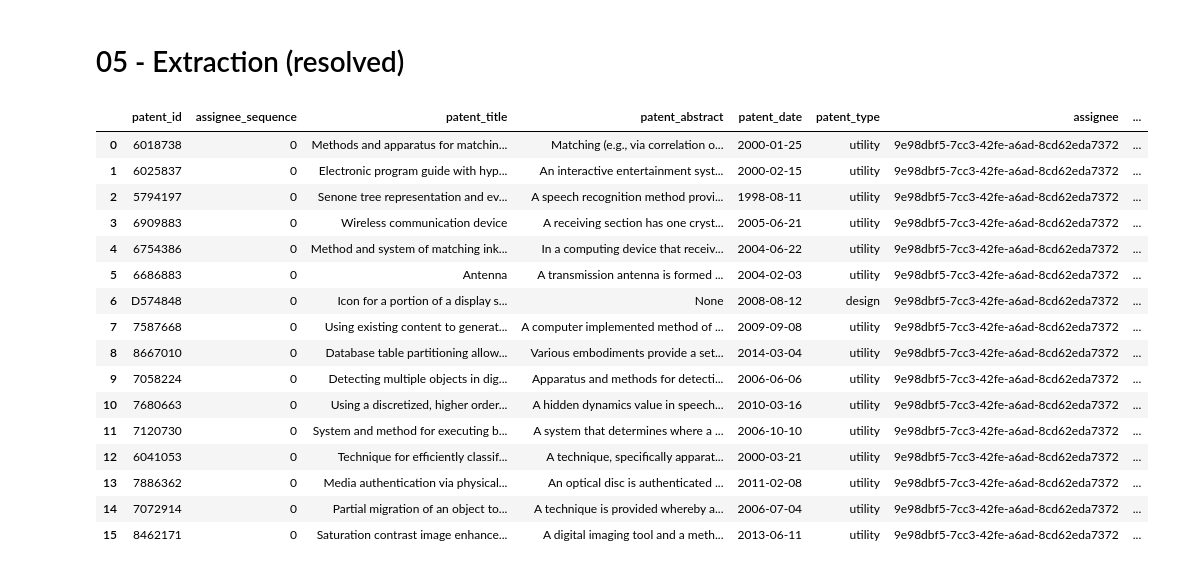
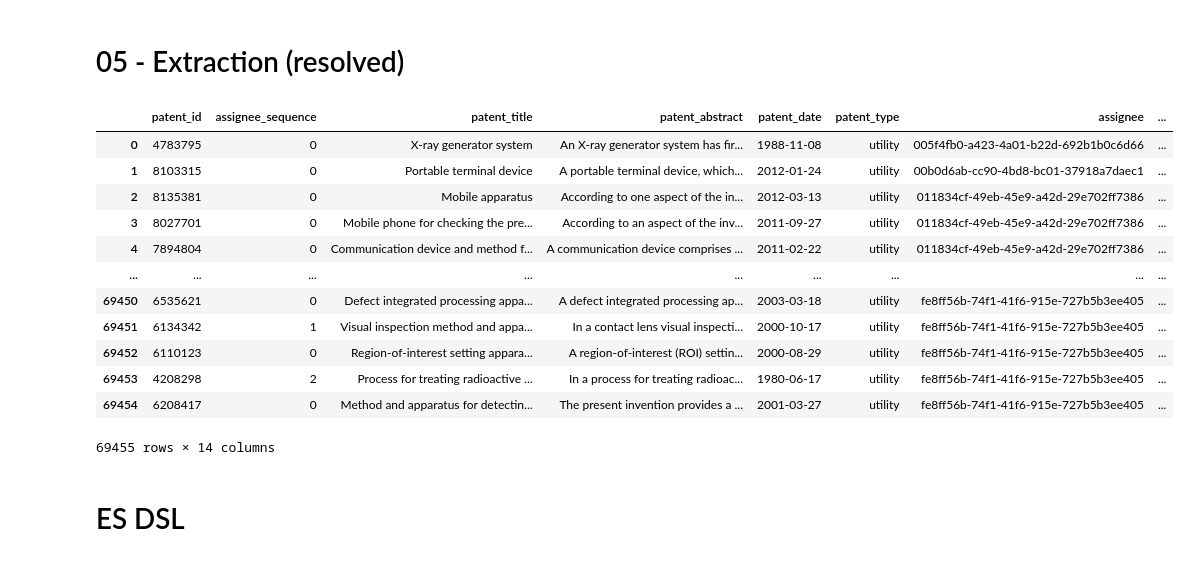
Before and after one commit to PatentsView/PatentsView-assignee-hand-disambiguation, a Jupyter notebook: walkthrough.ipynb, the cells around one changed output. Drawn from its saved outputs; the diff is of its cells as text; code cells hidden in the pictures.

```diff
--- a/walkthrough.ipynb
+++ b/walkthrough.ipynb
@@ -581,28 +584,34 @@ engine = get_engine()
 # %%
+assignee_IDs_SQL = ', '.join("'" + item + "'" for item in disamb_IDs)
 with engine.connect() as connection:
-    query = "SELECT * FROM rawassignee_for_hand_labeling r where assignee = '9e98dbf5-7cc3-42fe-a6ad-8cd62eda7372';"
+    query = f"SELECT * FROM rawassignee_for_hand_labeling r where assignee IN ({assignee_IDs_SQL});"
     result = connection.execute(text(query)).fetchall()
+# %%
+def convert_assignee_type(type):
+    if np.isnan(type) or int(type) not in ASSIGNEE_TYPE_DICT:
+        return None
+    else:
+        return ASSIGNEE_TYPE_DICT[int(type)]
+# %%
+df = pd.DataFrame(result)
+df['assignee_type'] = df['assignee_type'].apply(lambda x: convert_assignee_type(x))
 # %%
-df = pd.DataFrame(result)
-df['assignee_type'] = df['assignee_type'].apply(lambda x: ASSIGNEE_TYPE_DICT[x])
 df[['patent_id', 'assignee_sequence', 'patent_title', 'patent_abstract', 'patent_date', 'patent_type',\
     'assignee', 'assignee_type', 'assignee_individual_name_first', 'asassignee_individual_name_last',\
     'assignee_organization', 'assignee_city', 'assignee_state', 'assignee_country']]
 # %% [output]
 |  | patent_id | assignee_sequence | patent_title | patent_abstract | patent_date | patent_type | assignee | ... |
-| 0 | 6018738 | 0 | Methods and apparatus for matchin... | Matching (e.g., via correlation o... | 2000-01-25 | utility | 9e98dbf5-7cc3-42fe-a6ad-8cd62eda7372 | ... |
-| 1 | 6025837 | 0 | Electronic program guide with hyp... | An interactive entertainment syst... | 2000-02-15 | utility | 9e98dbf5-7cc3-42fe-a6ad-8cd62eda7372 | ... |
-| 2 | 5794197 | 0 | Senone tree representation and ev... | A speech recognition method provi... | 1998-08-11 | utility | 9e98dbf5-7cc3-42fe-a6ad-8cd62eda7372 | ... |
-| 3 | 6909883 | 0 | Wireless communication device | A receiving section has one cryst... | 2005-06-21 | utility | 9e98dbf5-7cc3-42fe-a6ad-8cd62eda7372 | ... |
-| 4 | 6754386 | 0 | Method and system of matching ink... | In a computing device that receiv... | 2004-06-22 | utility | 9e98dbf5-7cc3-42fe-a6ad-8cd62eda7372 | ... |
-| 5 | 6686883 | 0 | Antenna | A transmission antenna is formed ... | 2004-02-03 | utility | 9e98dbf5-7cc3-42fe-a6ad-8cd62eda7372 | ... |
-| 6 | D574848 | 0 | Icon for a portion of a display s... | None | 2008-08-12 | design | 9e98dbf5-7cc3-42fe-a6ad-8cd62eda7372 | ... |
-| 7 | 7587668 | 0 | Using existing content to generat... | A computer implemented method of ... | 2009-09-08 | utility | 9e98dbf5-7cc3-42fe-a6ad-8cd62eda7372 | ... |
-| 8 | 8667010 | 0 | Database table partitioning allow... | Various embodiments provide a set... | 2014-03-04 | utility | 9e98dbf5-7cc3-42fe-a6ad-8cd62eda7372 | ... |
-| 9 | 7058224 | 0 | Detecting multiple objects in dig... | Apparatus and methods for detecti... | 2006-06-06 | utility | 9e98dbf5-7cc3-42fe-a6ad-8cd62eda7372 | ... |
-| 10 | 7680663 | 0 | Using a discretized, higher order... | A hidden dynamics value in speech... | 2010-03-16 | utility | 9e98dbf5-7cc3-42fe-a6ad-8cd62eda7372 | ... |
-| 11 | 7120730 | 0 | System and method for executing b... | A system that determines where a ... | 2006-10-10 | utility | 9e98dbf5-7cc3-42fe-a6ad-8cd62eda7372 | ... |
-| 12 | 6041053 | 0 | Technique for efficiently classif... | A technique, specifically apparat... | 2000-03-21 | utility | 9e98dbf5-7cc3-42fe-a6ad-8cd62eda7372 | ... |
-| 13 | 7886362 | 0 | Media authentication via physical... | An optical disc is authenticated ... | 2011-02-08 | utility | 9e98dbf5-7cc3-42fe-a6ad-8cd62eda7372 | ... |
-| 14 | 7072914 | 0 | Partial migration of an object to... | A technique is provided whereby a... | 2006-07-04 | utility | 9e98dbf5-7cc3-42fe-a6ad-8cd62eda7372 | ... |
-| 15 | 8462171 | 0 | Saturation contrast image enhance... | A digital imaging tool and a meth... | 2013-06-11 | utility | 9e98dbf5-7cc3-42fe-a6ad-8cd62eda7372 | ... |
+| 0 | 4783795 | 0 | X-ray generator system | An X-ray generator system has fir... | 1988-11-08 | utility | 005f4fb0-a423-4a01-b22d-692b1b0c6d66 | ... |
+| 1 | 8103315 | 0 | Portable terminal device | A portable terminal device, which... | 2012-01-24 | utility | 00b0d6ab-cc90-4bd8-bc01-37918a7daec1 | ... |
+| 2 | 8135381 | 0 | Mobile apparatus | According to one aspect of the in... | 2012-03-13 | utility | 011834cf-49eb-45e9-a42d-29e702ff7386 | ... |
+| 3 | 8027701 | 0 | Mobile phone for checking the pre... | According to an aspect of the inv... | 2011-09-27 | utility | 011834cf-49eb-45e9-a42d-29e702ff7386 | ... |
+| 4 | 7894804 | 0 | Communication device and method f... | A communication device comprises ... | 2011-02-22 | utility | 011834cf-49eb-45e9-a42d-29e702ff7386 | ... |
+| ... | ... | ... | ... | ... | ... | ... | ... | ... |
+| 69450 | 6535621 | 0 | Defect integrated processing appa... | A defect integrated processing ap... | 2003-03-18 | utility | fe8ff56b-74f1-41f6-915e-727b5b3ee405 | ... |
+| 69451 | 6134342 | 1 | Visual inspection method and appa... | In a contact lens visual inspecti... | 2000-10-17 | utility | fe8ff56b-74f1-41f6-915e-727b5b3ee405 | ... |
+| 69452 | 6110123 | 0 | Region-of-interest setting appara... | A region-of-interest (ROI) settin... | 2000-08-29 | utility | fe8ff56b-74f1-41f6-915e-727b5b3ee405 | ... |
+| 69453 | 4208298 | 2 | Process for treating radioactive ... | In a process for treating radioac... | 1980-06-17 | utility | fe8ff56b-74f1-41f6-915e-727b5b3ee405 | ... |
+| 69454 | 6208417 | 0 | Method and apparatus for detectin... | The present invention provides a ... | 2001-03-27 | utility | fe8ff56b-74f1-41f6-915e-727b5b3ee405 | ... |
+69455 rows × 14 columns
+# %% [markdown]
+# ES DSL
```
Also changed, not shown: parts of 12 cells of this notebook, 7 other files.
